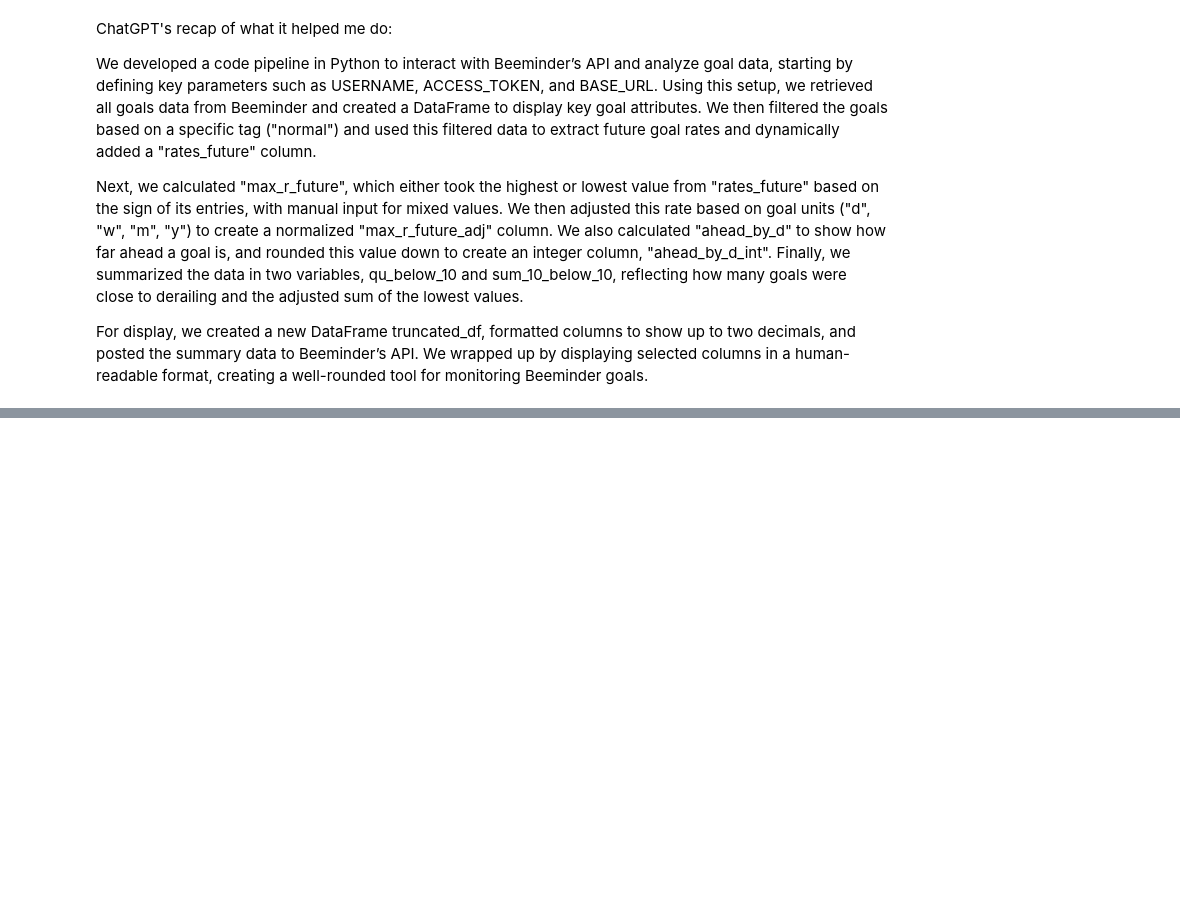
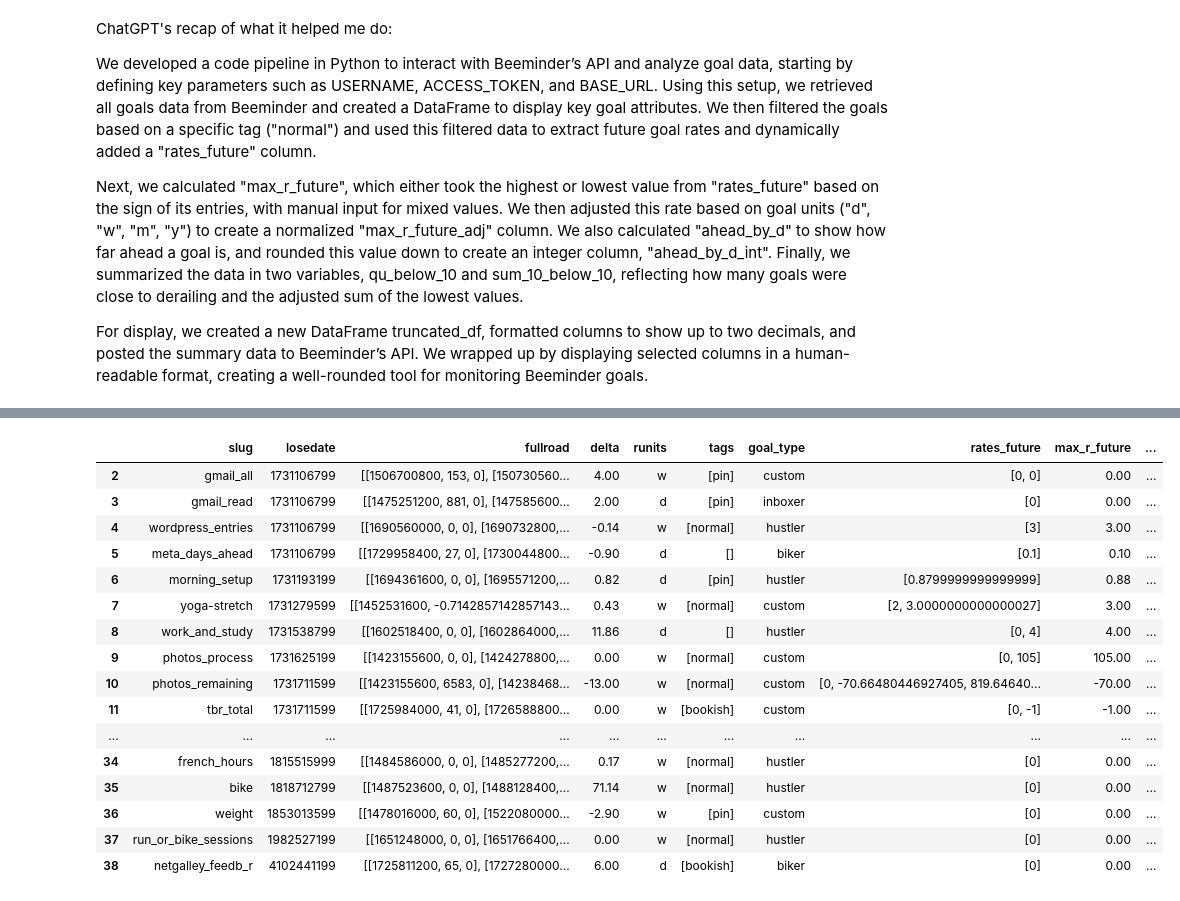
Before and after one commit to daryase/beeminding, a Jupyter notebook: beem_days_ahead_a.ipynb, the cells around one changed output, grey strips where cells are left out. Saved outputs shown, nothing was run; the diff lists cells and outputs as text; code cells hidden in the pictures; blank space fills up the shorter version.

```diff
--- a/beem_days_ahead_a.ipynb
+++ b/beem_days_ahead_a.ipynb
@@ -157,16 +236,46 @@ normal_goals_df
 # %%
 # Function to calculate 'ahead_by_d' based on delta and max_r_future_adj
-def calculate_ahead_by_d(delta, max_r_future_adj):
+def calculate_ahead_by_d(delta, max_r_future_adj, losedate, current_timestamp, goal_type):
     # Check if delta and max_r_future_adj have opposite signs
     if (delta < 0 < max_r_future_adj) or (delta > 0 > max_r_future_adj):
-        return 0  # Opposite signs, set to 0
+        if goal_type == "drinker":
+            return abs(delta / max_r_future_adj) + 1
+        else:
+            return 0  # Opposite signs, set to 0
+    elif max_r_future_adj == 0:
+        # Check if losedate is within 24 hours of current_timestamp
+        if 0 <= losedate - current_timestamp <= 86400:  # 86400 seconds = 24 hours
+            return 0
+        else:
+            return 100
     else:
-        return delta / max_r_future_adj + 1  # Same sign, calculate the value
+        if goal_type == "drinker":
+            return 0
+        else:
+            return delta / max_r_future_adj + 1  # Same sign, calculate the value
 
 # Apply the function to each row to create the 'ahead_by_d' column
-normal_goals_df['ahead_by_d'] = normal_goals_df.apply(
-    lambda row: calculate_ahead_by_d(row['delta'], row['max_r_future_adj']), axis=1
+goals_df['ahead_by_d'] = goals_df.apply(
+    lambda row: calculate_ahead_by_d(row['delta'], row['max_r_future_adj'], row['losedate'], current_timestamp, row['goal_type']), axis=1
 )
 
 # Display the updated DataFrame
-normal_goals_df
+goals_df
+# %% [output]
+|  | slug | losedate | fullroad | delta | runits | tags | goal_type | rates_future | max_r_future | ... |
+| 2 | gmail_all | 1731106799 | [[1506700800, 153, 0], [150730560... | 4.00 | w | [pin] | custom | [0, 0] | 0.00 | ... |
+| 3 | gmail_read | 1731106799 | [[1475251200, 881, 0], [147585600... | 2.00 | d | [pin] | inboxer | [0] | 0.00 | ... |
+| 4 | wordpress_entries | 1731106799 | [[1690560000, 0, 0], [1690732800,... | -0.14 | w | [normal] | hustler | [3] | 3.00 | ... |
+| 5 | meta_days_ahead | 1731106799 | [[1729958400, 27, 0], [1730044800... | -0.90 | d | [] | biker | [0.1] | 0.10 | ... |
+| 6 | morning_setup | 1731193199 | [[1694361600, 0, 0], [1695571200,... | 0.82 | d | [pin] | hustler | [0.8799999999999999] | 0.88 | ... |
+| 7 | yoga-stretch | 1731279599 | [[1452531600, -0.7142857142857143... | 0.43 | w | [normal] | custom | [2, 3.0000000000000027] | 3.00 | ... |
+| 8 | work_and_study | 1731538799 | [[1602518400, 0, 0], [1602864000,... | 11.86 | d | [] | hustler | [0, 4] | 4.00 | ... |
+| 9 | photos_process | 1731625199 | [[1423155600, 0, 0], [1424278800,... | 0.00 | w | [normal] | custom | [0, 105] | 105.00 | ... |
+| 10 | photos_remaining | 1731711599 | [[1423155600, 6583, 0], [14238468... | -13.00 | w | [normal] | custom | [0, -70.66480446927405, 819.64640... | -70.00 | ... |
+| 11 | tbr_total | 1731711599 | [[1725984000, 41, 0], [1726588800... | 0.00 | w | [bookish] | custom | [0, -1] | -1.00 | ... |
+| ... | ... | ... | ... | ... | ... | ... | ... | ... | ... | ... |
+| 34 | french_hours | 1815515999 | [[1484586000, 0, 0], [1485277200,... | 0.17 | w | [normal] | hustler | [0] | 0.00 | ... |
+| 35 | bike | 1818712799 | [[1487523600, 0, 0], [1488128400,... | 71.14 | w | [normal] | hustler | [0] | 0.00 | ... |
+| 36 | weight | 1853013599 | [[1478016000, 60, 0], [1522080000... | -2.90 | w | [pin] | custom | [0] | 0.00 | ... |
+| 37 | run_or_bike_sessions | 1982527199 | [[1651248000, 0, 0], [1651766400,... | 0.00 | w | [normal] | hustler | [0] | 0.00 | ... |
+| 38 | netgalley_feedb_r | 4102441199 | [[1725811200, 65, 0], [1727280000... | 6.00 | d | [bookish] | biker | [0] | 0.00 | ... |
```
Also changed, not shown: parts of 25 cells of this notebook, 1 other file.
